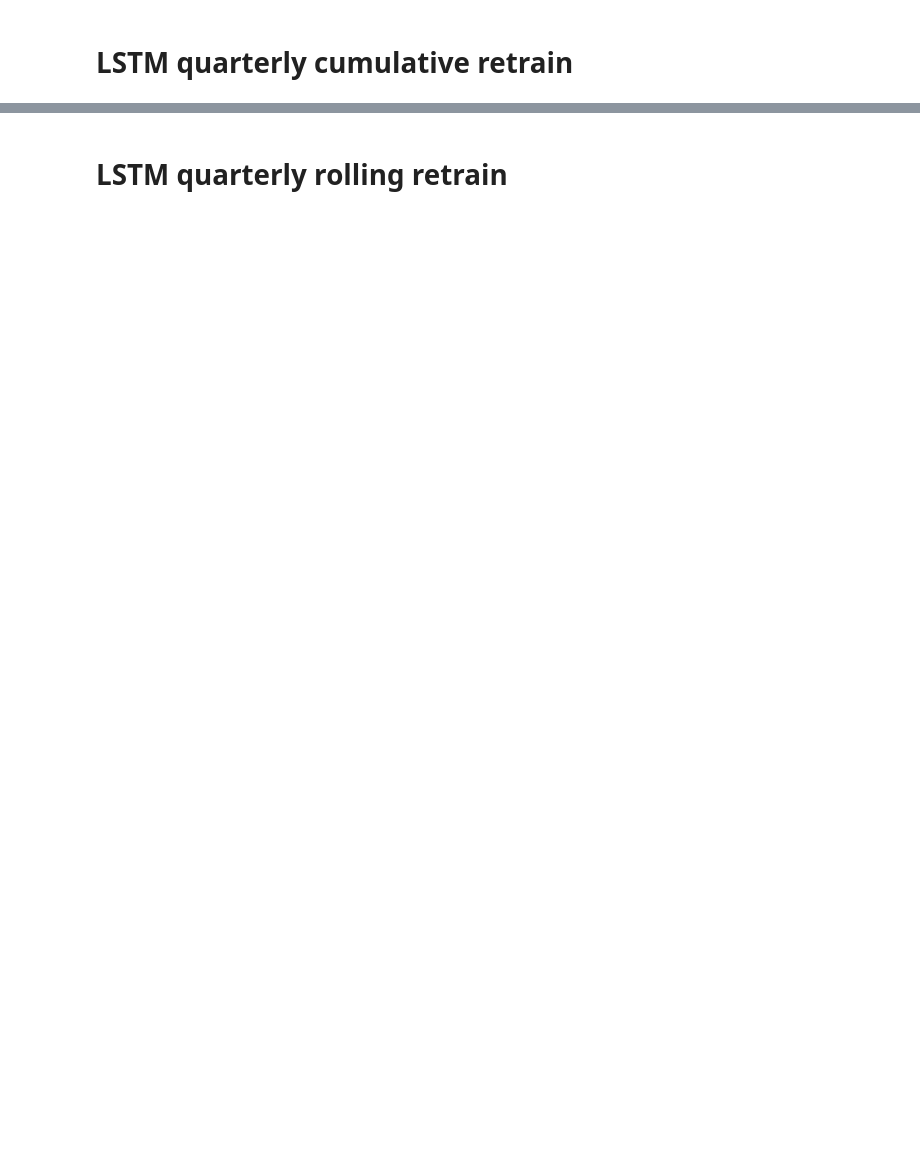
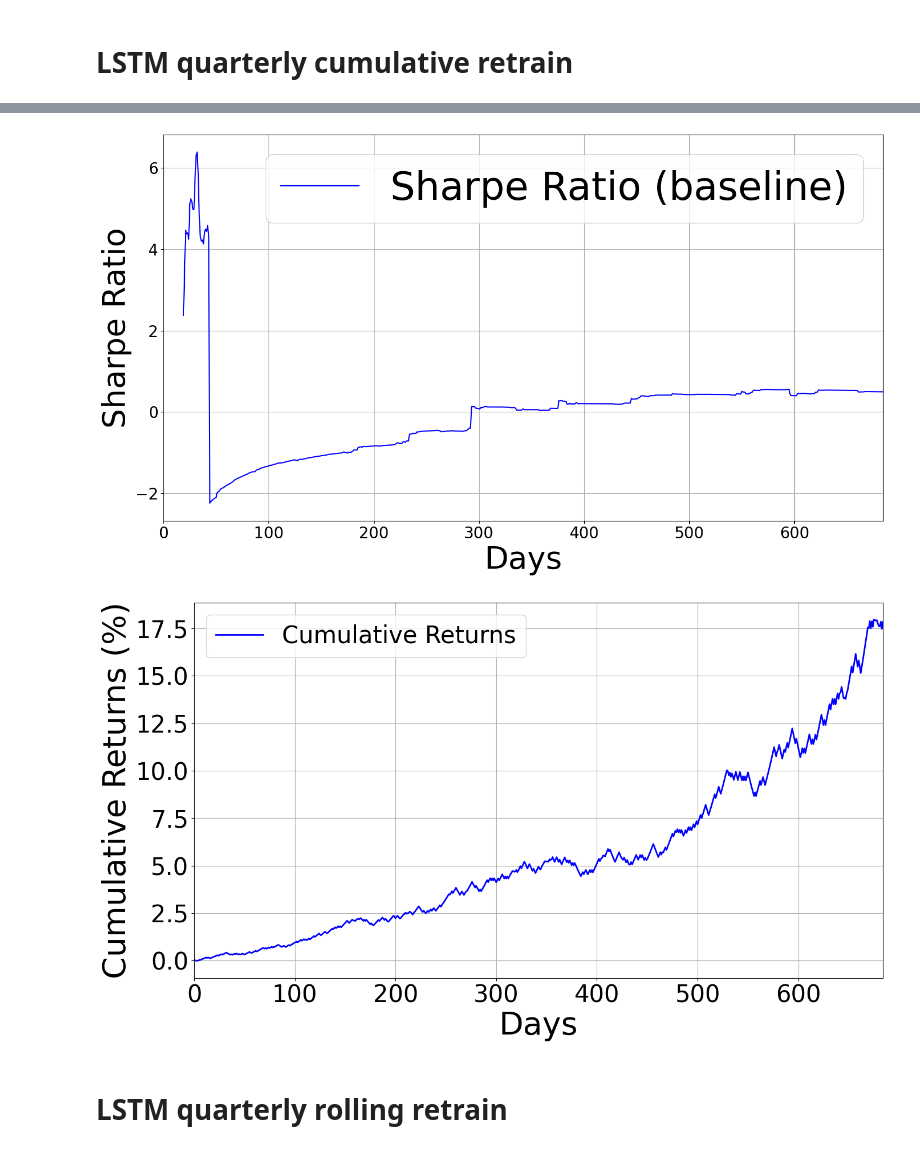
Before and after one commit to leovora/master-thesis, a Jupyter notebook: notebooks/ats.ipynb, the cells around one changed output, grey strips where cells are left out. Saved outputs shown, nothing was run; the diff lists cells and outputs as text; code cells hidden in the pictures; blank space fills up the shorter version.

```diff
--- a/notebooks/ats.ipynb
+++ b/notebooks/ats.ipynb
@@ -163,6 +183,6 @@ for seed in SEEDS:
 # %% [markdown]
 # LSTM quarterly cumulative retrain
 # %%
-MODEL_SUBDIR = 'models/LSTM_cumulative'
-PLOTS_SUBDIR = 'plots/baseline/LSTM_cumulative'
+MODEL_DIR = PROJECT_ROOT / 'notebooks/models/LSTM_cumulative'
+PLOTS_DIR = PROJECT_ROOT / 'notebooks/plots/baseline/LSTM_cumulative'
 # %%
@@ -198,13 +233,11 @@ for seed in SEEDS:
 # %%
-for seed in SEEDS:
-    use_seed(seed)
-    PLOTS_DIR = RUN_DIR / PLOTS_SUBDIR
-    PLOTS_DIR.mkdir(parents=True, exist_ok=True)
-
-    plot_dynamic_sharpe_ratio(portfolio_returns_by_seed[SEED], folder=PLOTS_DIR)
+plot_dynamic_sharpe_ratio(portfolio_returns, folder=PLOTS_DIR)
 
 
-    plot_cumulative_returns_baseline(portfolio_returns_by_seed[SEED], folder=PLOTS_DIR)
+plot_cumulative_returns_baseline(portfolio_returns, folder=PLOTS_DIR)
+# %% [output]
+[figure, added]
+[figure, added]
 # %% [markdown]
 # LSTM quarterly rolling retrain
 # %%
```
Also changed, not shown: parts of 11 cells of this notebook, 3 other files.
